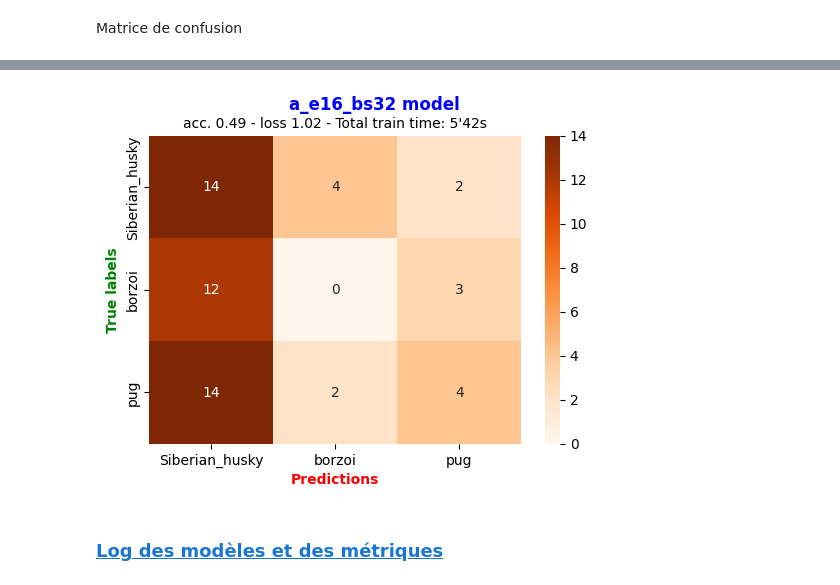
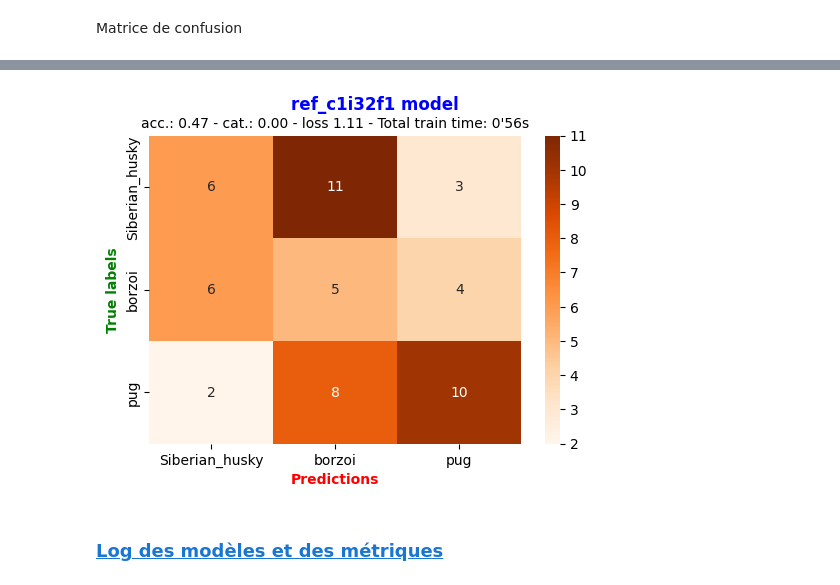
Before and after one commit to sycod/API-CViz_classif-EfficientNetB0, a Jupyter notebook: 2_personal_cnn.ipynb, the cells around one changed output, grey strips where cells are left out. Saved outputs shown, nothing was run; the diff lists cells and outputs as text; code cells hidden in the pictures.

Commit message:
cnn tests

```diff
--- a/2_personal_cnn.ipynb
+++ b/2_personal_cnn.ipynb
@@ -314,11 +314,11 @@ Une version plus récente et efficace encore est ***AdamW***, qui peut appliquer
 # %%
-model_name = "a_e16_bs32"
+model_name = "ref_c1i32f1"
 input_size = (224, 224)
 batch_size = 32
 n_epochs = 16
 optimizer = "adam"
 loss = "sparse_categorical_crossentropy"
-metrics = ["accuracy"]
+metrics = ["accuracy", "categorical_accuracy"]
 # %% [markdown]
 Pour sauvegarde des poids
 # %%
@@ -351,11 +351,7 @@ model = Sequential(
         # normalization & rescaling
         Rescaling(1.0 / 255, input_shape=(input_size[0], input_size[1], 3)),
         # first conv
-        Conv2D(64, (3, 3), padding="same", activation="relu"),
-        MaxPooling2D(pool_size=(2, 2), strides=(2, 2)),
-        # second conv
-        Conv2D(128, (3, 3), padding="same", activation="relu"),
-        MaxPooling2D(pool_size=(2, 2), strides=(2, 2)),
+        Conv2D(32, (3, 3), padding="same", activation="relu"),
         # convert 3D matrix to 1D
         Flatten(),
         # FC layers
@@ -367,11 +363,7 @@ architecture = """
 # normalization & rescaling
 Rescaling(1.0 / 255, input_shape=(input_size[0], input_size[1], 3)),
 # first conv
-Conv2D(64, (3, 3), padding="same", activation="relu"),
-MaxPooling2D(pool_size=(2, 2), strides=(2, 2)),
-# second conv
-Conv2D(128, (3, 3), padding="same", activation="relu"),
-MaxPooling2D(pool_size=(2, 2), strides=(2, 2)),
+Conv2D(32, (3, 3), padding="same", activation="relu"),
 # convert 3D matrix to 1D
 Flatten(),
 # FC layers
@@ -550,8 +536,11 @@ sns.heatmap(
     yticklabels=test_ds.class_names,
 )
 plt.suptitle(f"{model_name} model", color="blue", weight="bold")
+title_metrics = (" - ").join(
+    [f"{m[:3]}.: {v :.02f}" for m, v in zip(metrics, test_metrics)]
+)
 plt.title(
-    f"acc. {test_acc :.02f} - loss {test_loss :.02f} - {timing_callback.total_time}",
+    f"{title_metrics} - loss {test_loss :.02f} - {timing_callback.total_time}",
     fontsize=10,
 )
 plt.xlabel("Predictions", color="red", weight="bold")
@@ -568,4 +557,4 @@ conf_mtx_plot_tf = tf.expand_dims(conf_mtx_plot_tf, 0)
-[figure, old version]
+[figure, new version]
 # %% [markdown]
 ### <a id='toc5_3_1_'></a>[Log des modèles et des métriques](#toc0_)
 # %% [markdown]
```
Also changed, not shown: parts of 49 cells of this notebook, 19 other files.
